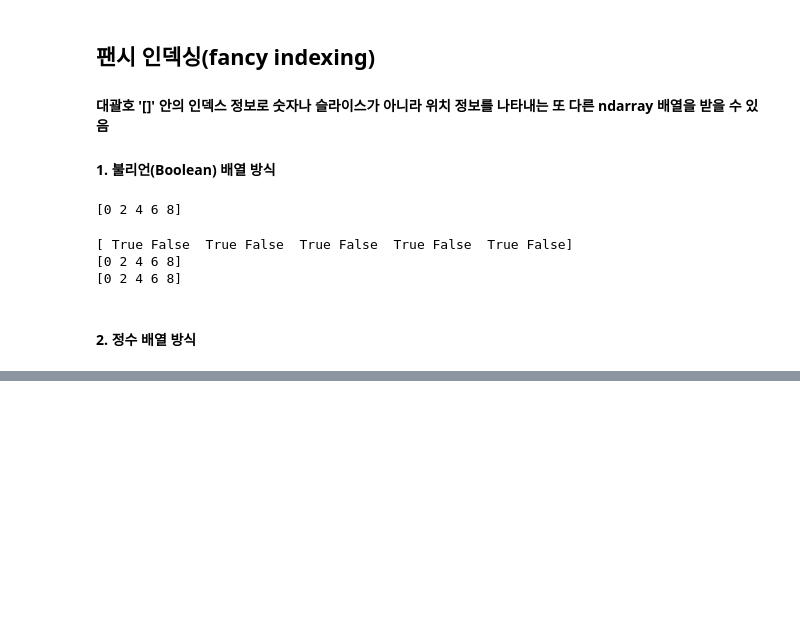
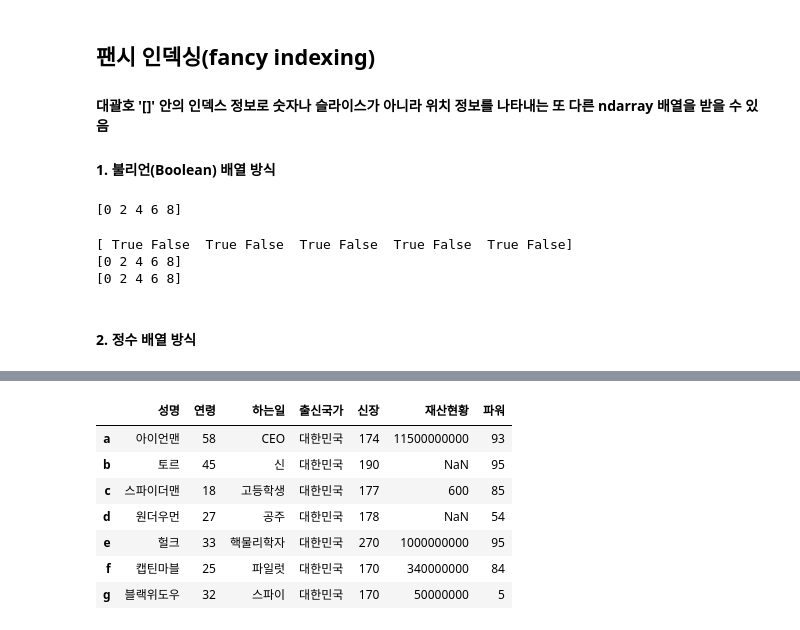
Before and after one commit to hongwon1031/testRepo, a Jupyter notebook: 12/pythontest_12_27.ipynb, the cells around one changed output, grey strips where cells are left out. Cells and saved outputs as stored; diff of their text form; code cells hidden in the pictures; blank space fills up the shorter version.

```diff
--- a/12/pythontest_12_27.ipynb
+++ b/12/pythontest_12_27.ipynb
@@ -234,0 +627,12 @@ print(a[idx])
+# %%
+df2.columns = ['성명','연령','하는일','출신국가','신장','재산현황','파워']
+df2
+# %% [output]
+|  | 성명 | 연령 | 하는일 | 출신국가 | 신장 | 재산현황 | 파워 |
+| a | 아이언맨 | 58 | CEO | 대한민국 | 174 | 11500000000 | 93 |
+| b | 토르 | 45 | 신 | 대한민국 | 190 | NaN | 95 |
+| c | 스파이더맨 | 18 | 고등학생 | 대한민국 | 177 | 600 | 85 |
+| d | 원더우먼 | 27 | 공주 | 대한민국 | 178 | NaN | 54 |
+| e | 헐크 | 33 | 핵물리학자 | 대한민국 | 270 | 1000000000 | 95 |
+| f | 캡틴마블 | 25 | 파일럿 | 대한민국 | 170 | 340000000 | 84 |
+| g | 블랙위도우 | 32 | 스파이 | 대한민국 | 170 | 50000000 | 5 |
```
Also changed, not shown: parts of 54 cells of this notebook, 3 other files.
